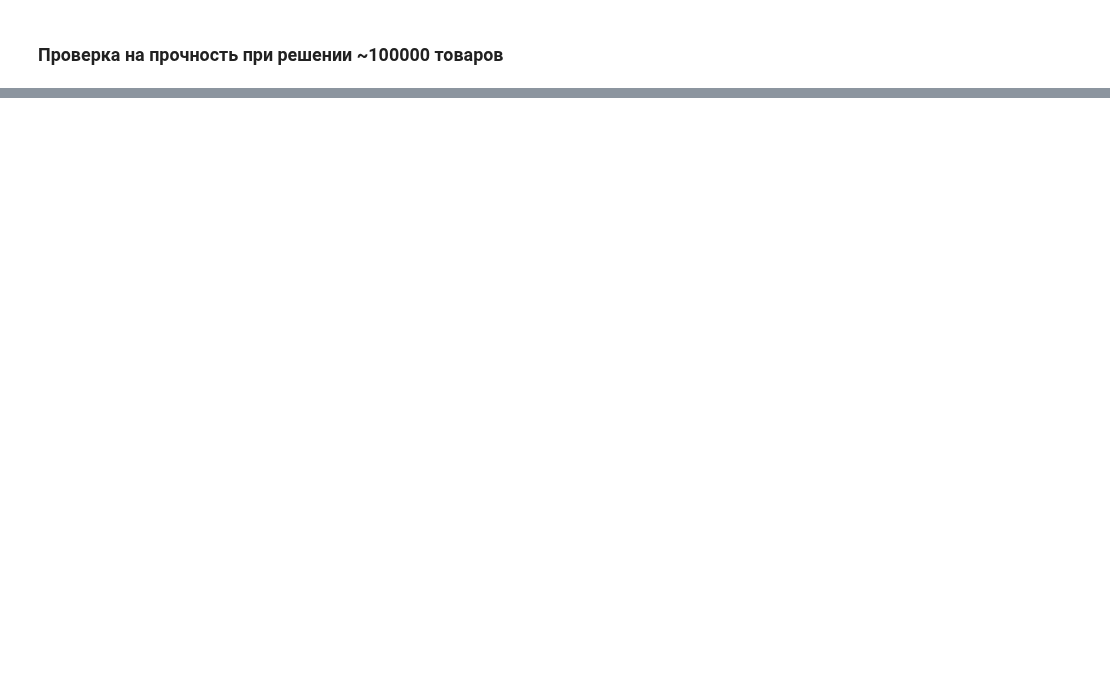
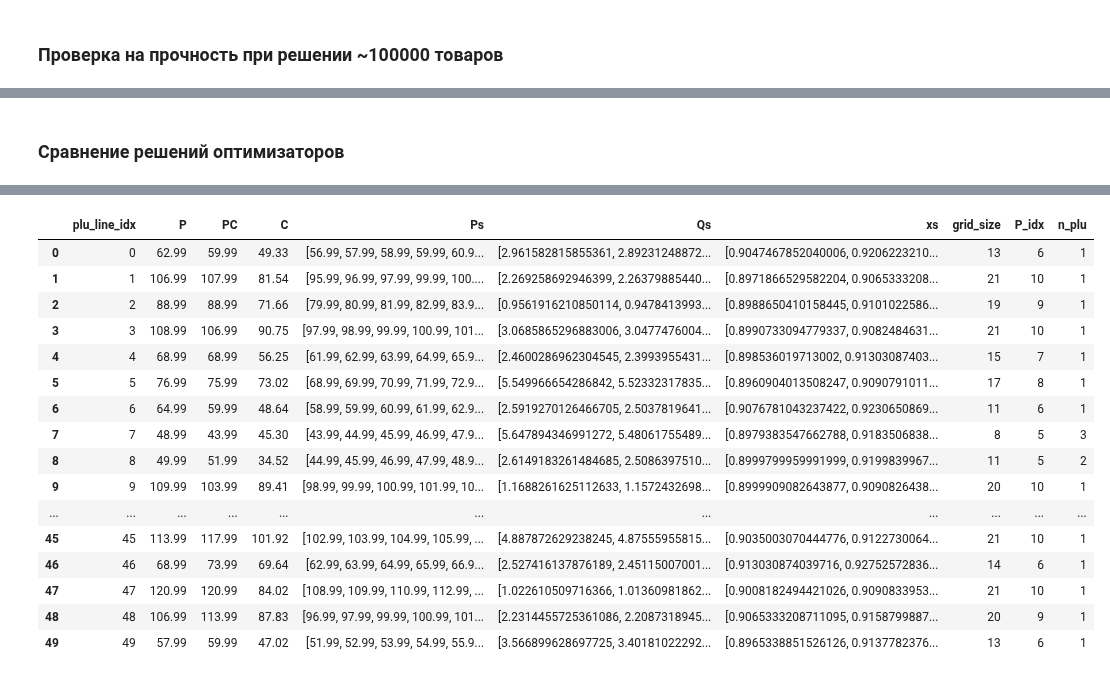
Before and after one commit to mbudylin/OptimizersArticle, a Jupyter notebook: optimizers_test.ipynb, the cells around one changed output, grey strips where cells are left out. Cells and saved outputs as stored; diff of their text form; code cells hidden in the pictures; blank space fills up the shorter version.

```diff
--- a/optimizers_test.ipynb
+++ b/optimizers_test.ipynb
@@ -200,3 +366,5 @@ plt.show()
+# %% [markdown]
+### Сравнение решений оптимизаторов
 # %%
 %%time
 bounds_params = {
@@ -210,7 +378,7 @@ bounds_params = {
 grid_size = 21
 
 
-data = generate_data(100, bounds_params, 21, 1)
+data = generate_data(50, bounds_params, 21,)
 M_cur = sum(data['data_nlp']['Q'] * (data['data_nlp']['P'] - data['data_nlp']['C']))
 R_cur = sum(data['data_nlp']['Q'] * data['data_nlp']['P'])
 
@@ -218,4 +386,6 @@ opt_params = {
     'alpha': 0.0,
     'con_mrg': M_cur
 }
+
+data['data_milp']
 # %% [output]
@@ -224,3 +394,20 @@ Wall time: 87.2 ms
+|  | plu_line_idx | P | PC | C | Ps | Qs | xs | grid_size | P_idx | n_plu |
+| 0 | 0 | 62.99 | 59.99 | 49.33 | [56.99, 57.99, 58.99, 59.99, 60.9... | [2.961582815855361, 2.89231248872... | [0.9047467852040006, 0.9206223210... | 13 | 6 | 1 |
+| 1 | 1 | 106.99 | 107.99 | 81.54 | [95.99, 96.99, 97.99, 99.99, 100.... | [2.269258692946399, 2.26379885440... | [0.8971866529582204, 0.9065333208... | 21 | 10 | 1 |
+| 2 | 2 | 88.99 | 88.99 | 71.66 | [79.99, 80.99, 81.99, 82.99, 83.9... | [0.9561916210850114, 0.9478413993... | [0.8988650410158445, 0.9101022586... | 19 | 9 | 1 |
+| 3 | 3 | 108.99 | 106.99 | 90.75 | [97.99, 98.99, 99.99, 100.99, 101... | [3.0685865296883006, 3.0477476004... | [0.8990733094779337, 0.9082484631... | 21 | 10 | 1 |
+| 4 | 4 | 68.99 | 68.99 | 56.25 | [61.99, 62.99, 63.99, 64.99, 65.9... | [2.4600286962304545, 2.3993955431... | [0.898536019713002, 0.91303087403... | 15 | 7 | 1 |
+| 5 | 5 | 76.99 | 75.99 | 73.02 | [68.99, 69.99, 70.99, 71.99, 72.9... | [5.549966654286842, 5.52332317835... | [0.8960904013508247, 0.9090791011... | 17 | 8 | 1 |
+| 6 | 6 | 64.99 | 59.99 | 48.64 | [58.99, 59.99, 60.99, 61.99, 62.9... | [2.5919270126466705, 2.5037819641... | [0.9076781043237422, 0.9230650869... | 11 | 6 | 1 |
+| 7 | 7 | 48.99 | 43.99 | 45.30 | [43.99, 44.99, 45.99, 46.99, 47.9... | [5.647894346991272, 5.48061755489... | [0.8979383547662788, 0.9183506838... | 8 | 5 | 3 |
+| 8 | 8 | 49.99 | 51.99 | 34.52 | [44.99, 45.99, 46.99, 47.99, 48.9... | [2.6149183261484685, 2.5086397510... | [0.8999799959991999, 0.9199839967... | 11 | 5 | 2 |
+| 9 | 9 | 109.99 | 103.99 | 89.41 | [98.99, 99.99, 100.99, 101.99, 10... | [1.1688261625112633, 1.1572432698... | [0.8999909082643877, 0.9090826438... | 20 | 10 | 1 |
+| ... | ... | ... | ... | ... | ... | ... | ... | ... | ... | ... |
+| 45 | 45 | 113.99 | 117.99 | 101.92 | [102.99, 103.99, 104.99, 105.99, ... | [4.887872629238245, 4.87555955815... | [0.9035003070444776, 0.9122730064... | 21 | 10 | 1 |
+| 46 | 46 | 68.99 | 73.99 | 69.64 | [62.99, 63.99, 64.99, 65.99, 66.9... | [2.527416137876189, 2.45115007001... | [0.913030874039716, 0.92752572836... | 14 | 6 | 1 |
+| 47 | 47 | 120.99 | 120.99 | 84.02 | [108.99, 109.99, 110.99, 112.99, ... | [1.022610509716366, 1.01360981862... | [0.9008182494421026, 0.9090833953... | 21 | 10 | 1 |
+| 48 | 48 | 106.99 | 113.99 | 87.83 | [96.99, 97.99, 99.99, 100.99, 101... | [2.2314455725361086, 2.2087318945... | [0.9065333208711095, 0.9158799887... | 20 | 9 | 1 |
+| 49 | 49 | 57.99 | 59.99 | 47.02 | [51.99, 52.99, 53.99, 54.99, 55.9... | [3.566899628697725, 3.40181022292... | [0.8965338851526126, 0.9137782376... | 13 | 6 | 1 |
 # %%
 %%time
 try:
```
Also changed, not shown: parts of 41 cells of this notebook, 5 other files.
